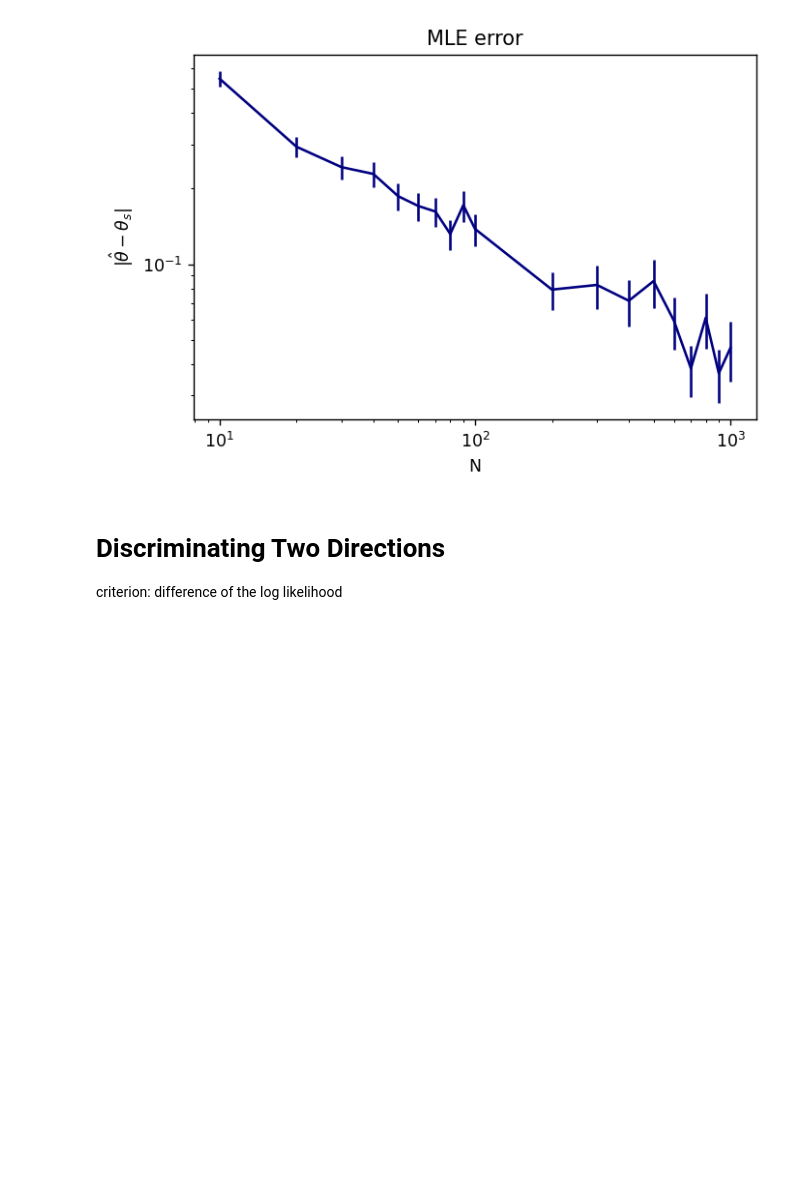
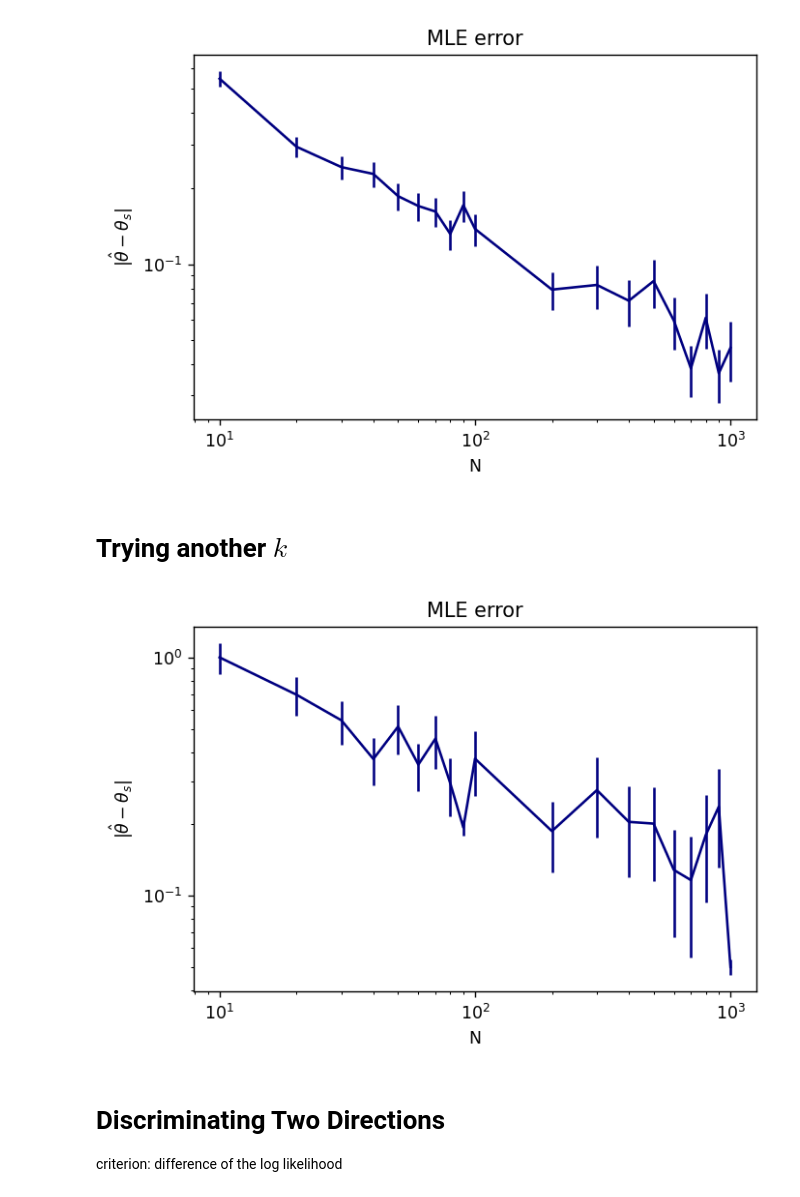
Before and after one commit to aGiorlandino/Theoretical_Neuroscience_ENS, a Jupyter notebook: Likelihood_estimator.ipynb, the cells around one changed output. Cells and saved outputs as stored; diff of their text form; code cells hidden in the pictures; blank space fills up the shorter version.

```diff
--- a/Likelihood_estimator.ipynb
+++ b/Likelihood_estimator.ipynb
@@ -80,6 +80,43 @@ plt.title("MLE error")
 plt.show()
 # %% [output]
 [figure]
+# %% [markdown]
+# Trying another $k$
+# %%
+N=300
+n_trials=100
+theta_range = np.linspace(0, 2*np.pi, 10000)
+
+diff=np.zeros(shape=(n_trials, len(N_range)))
+j=0
+for N in N_range:
+    i=0
+    for trial in range(n_trials):
+        theta_tune = np.random.choice(theta_range, size=N)
+        random_theta_index = np.random.randint(0, len(theta_range))
+        random_theta = theta_range[random_theta_index]
+        response = simulated_response(log_f(random_theta, theta_tune, kappa=1), N)
+        full_log_likelihood=[]
+        for theta in theta_range:
+            full_log_likelihood.append(log_likelihood(response, theta, theta_tune))
+        diff[i][j] = np.abs(theta_range[np.argmax(full_log_likelihood)] - random_theta)
+        i+=1
+    j+=1
+
+mean_diff = np.mean(diff, axis=0)
+std_diff = np.std(diff, axis=0)
+
+plt.figure(dpi=125)
+plt.errorbar(N_range, mean_diff, yerr=std_diff/np.sqrt(n_trials), color="navy")
+#check y error normaliz. factor
+plt.xscale("log")
+plt.yscale("log")
+plt.xlabel("N")
+plt.ylabel("$|\hat{\\theta}-\\theta_{s}|$")
+plt.title("MLE error")
+plt.show()
+# %% [output]
+[figure, added]
 # %% [markdown]
 # Discriminating Two Directions
 criterion: difference of the log likelihood
```
Also changed, not shown: parts of 5 cells of this notebook.
